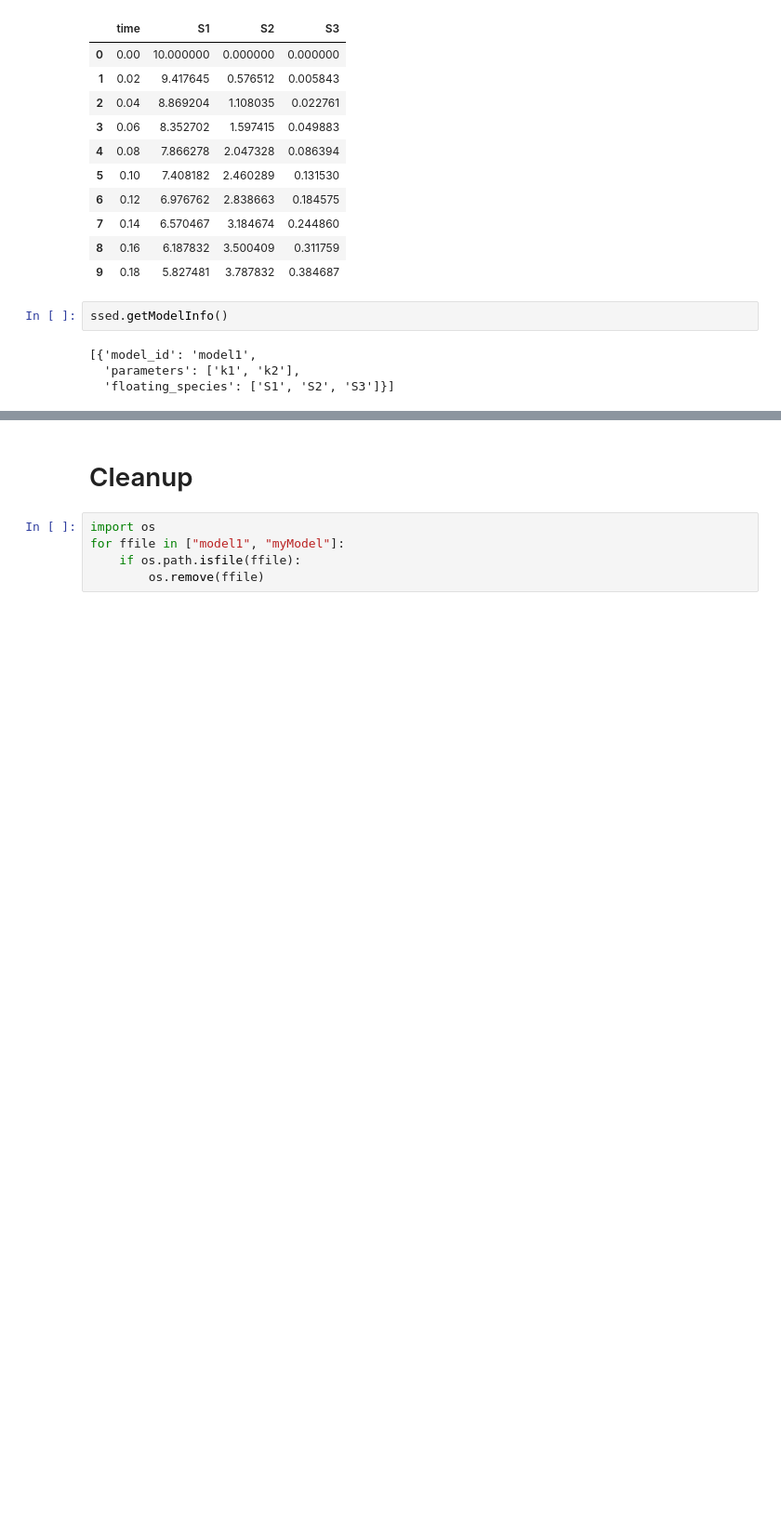
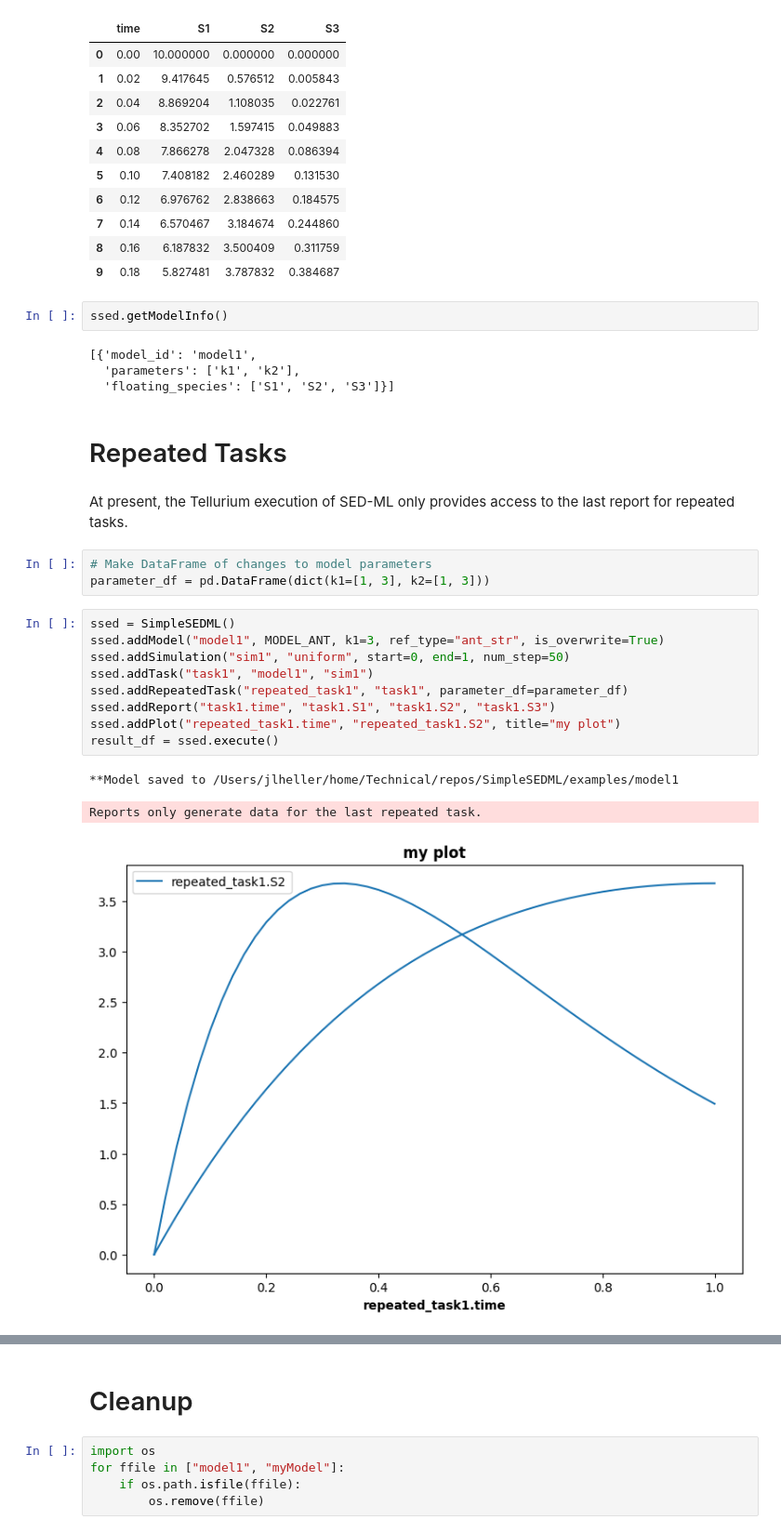
Before and after one commit to sys-bio/SimpleSEDML, a Jupyter notebook: examples/usage_examples.ipynb, the cells around one changed output, grey strips where cells are left out. Shown at 93% size. Cells and saved outputs as stored; diff of their text form; blank space fills up the shorter version.

```diff
--- a/examples/usage_examples.ipynb
+++ b/examples/usage_examples.ipynb
@@ -53,3 +106,23 @@ ssed.getModelInfo()
 [{'model_id': 'model1',
   'parameters': ['k1', 'k2'],
   'floating_species': ['S1', 'S2', 'S3']}]
+# %% [markdown]
+# Repeated Tasks
+# %% [markdown]
+At present, the Tellurium execution of SED-ML only provides access to the last report for repeated tasks.
+# %%
+# Make DataFrame of changes to model parameters
+parameter_df = pd.DataFrame(dict(k1=[1, 3], k2=[1, 3]))
+# %%
+ssed = SimpleSEDML()
+ssed.addModel("model1", MODEL_ANT, k1=3, ref_type="ant_str", is_overwrite=True)
+ssed.addSimulation("sim1", "uniform", start=0, end=1, num_step=50)
+ssed.addTask("task1", "model1", "sim1")
+ssed.addRepeatedTask("repeated_task1", "task1", parameter_df=parameter_df)
+ssed.addReport("task1.time", "task1.S1", "task1.S2", "task1.S3")
+ssed.addPlot("repeated_task1.time", "repeated_task1.S2", title="my plot")
+result_df = ssed.execute()
+# %% [output]
+**Model saved to /Users/jlheller/home/Technical/repos/SimpleSEDML/examples/model1
+Reports only generate data for the last repeated task.
+[figure, added]
```
Also changed, not shown: parts of 20 cells of this notebook, 7 other files.
